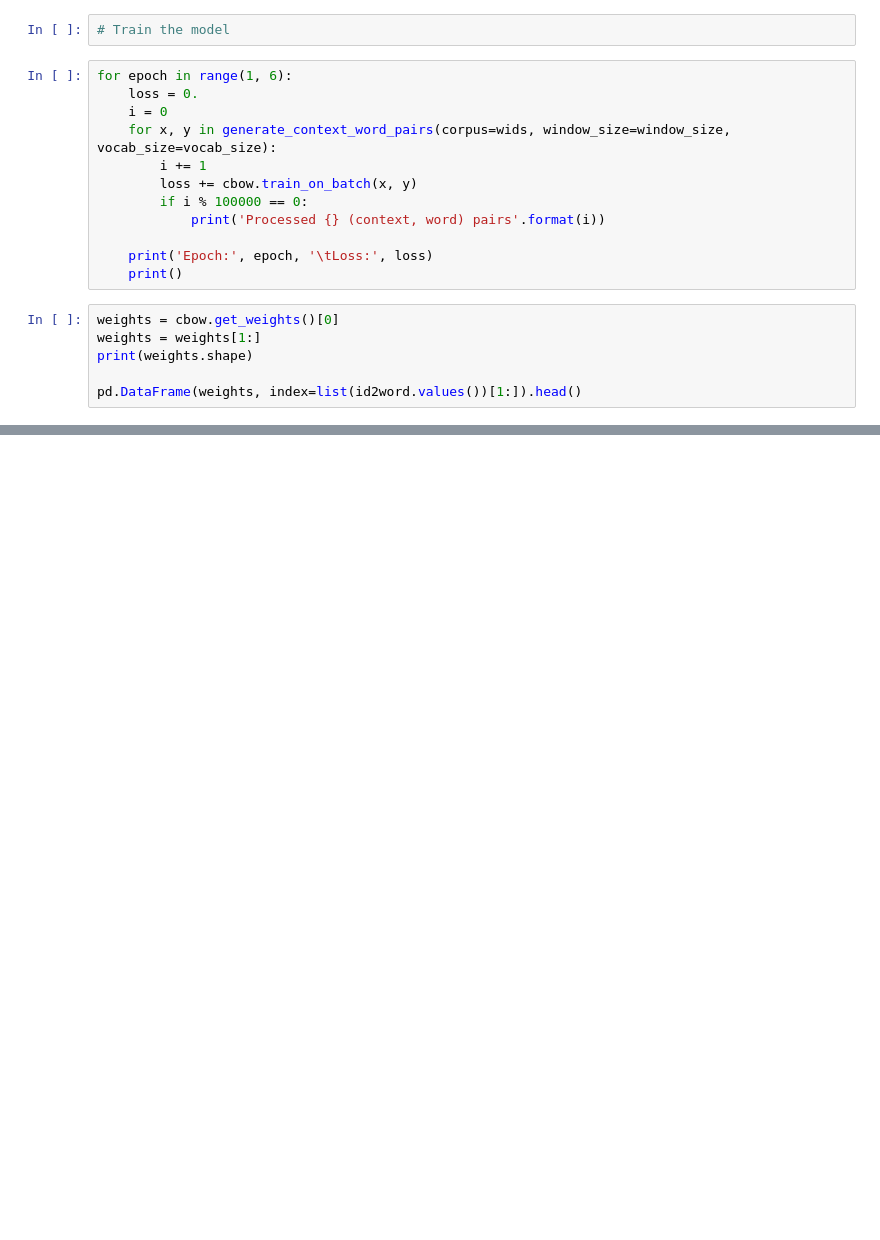
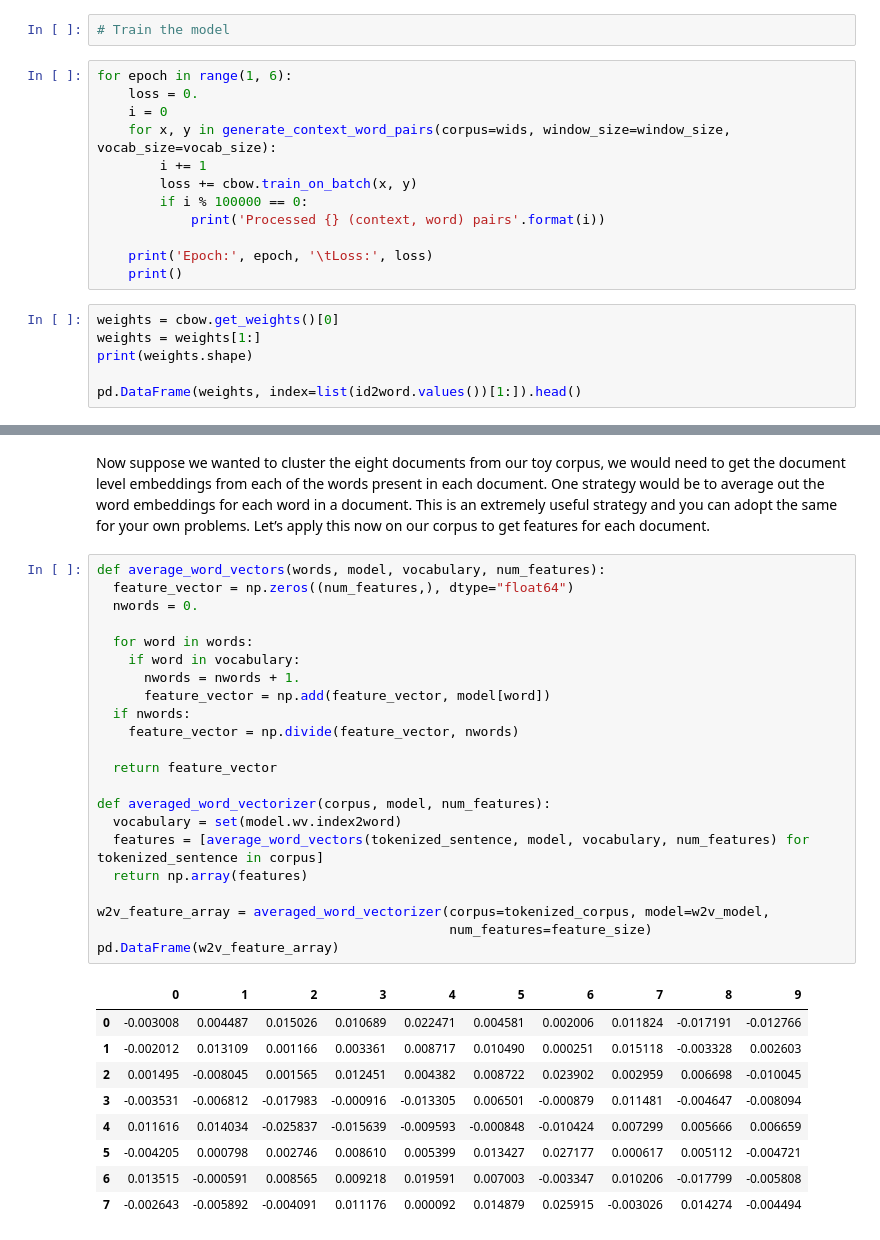
Before and after one commit to sanspareilsmyn/mldl_sandbox, a Jupyter notebook: word2vec_glove_fasttext.ipynb, the cells around one changed output, grey strips where cells are left out. Saved outputs shown, nothing was run; the diff lists cells and outputs as text; blank space fills up the shorter version.

```diff
--- a/word2vec_glove_fasttext.ipynb
+++ b/word2vec_glove_fasttext.ipynb
@@ -279,0 +316,34 @@ pd.DataFrame(weights, index=list(id2word.values())[1:]).head()
+# %% [markdown]
+Now suppose we wanted to cluster the eight documents from our toy corpus, we would need to get the document level embeddings from each of the words present in each document. One strategy would be to average out the word embeddings for each word in a document. This is an extremely useful strategy and you can adopt the same for your own problems. Let’s apply this now on our corpus to get features for each document.
+# %%
+def average_word_vectors(words, model, vocabulary, num_features):
+  feature_vector = np.zeros((num_features,), dtype="float64")
+  nwords = 0.
+
+  for word in words:
+    if word in vocabulary:
+      nwords = nwords + 1.
+      feature_vector = np.add(feature_vector, model[word])
+  if nwords:
+    feature_vector = np.divide(feature_vector, nwords)
+
+  return feature_vector
+
+def averaged_word_vectorizer(corpus, model, num_features):
+  vocabulary = set(model.wv.index2word)
+  features = [average_word_vectors(tokenized_sentence, model, vocabulary, num_features) for tokenized_sentence in corpus]
+  return np.array(features)
+
+w2v_feature_array = averaged_word_vectorizer(corpus=tokenized_corpus, model=w2v_model,
+                                             num_features=feature_size)
+pd.DataFrame(w2v_feature_array)
+# %% [output]
+|  | 0 | 1 | 2 | 3 | 4 | 5 | 6 | 7 | 8 | 9 |
+| 0 | -0.003008 | 0.004487 | 0.015026 | 0.010689 | 0.022471 | 0.004581 | 0.002006 | 0.011824 | -0.017191 | -0.012766 |
+| 1 | -0.002012 | 0.013109 | 0.001166 | 0.003361 | 0.008717 | 0.010490 | 0.000251 | 0.015118 | -0.003328 | 0.002603 |
+| 2 | 0.001495 | -0.008045 | 0.001565 | 0.012451 | 0.004382 | 0.008722 | 0.023902 | 0.002959 | 0.006698 | -0.010045 |
+| 3 | -0.003531 | -0.006812 | -0.017983 | -0.000916 | -0.013305 | 0.006501 | -0.000879 | 0.011481 | -0.004647 | -0.008094 |
+| 4 | 0.011616 | 0.014034 | -0.025837 | -0.015639 | -0.009593 | -0.000848 | -0.010424 | 0.007299 | 0.005666 | 0.006659 |
+| 5 | -0.004205 | 0.000798 | 0.002746 | 0.008610 | 0.005399 | 0.013427 | 0.027177 | 0.000617 | 0.005112 | -0.004721 |
+| 6 | 0.013515 | -0.000591 | 0.008565 | 0.009218 | 0.019591 | 0.007003 | -0.003347 | 0.010206 | -0.017799 | -0.005808 |
+| 7 | -0.002643 | -0.005892 | -0.004091 | 0.011176 | 0.000092 | 0.014879 | 0.025915 | -0.003026 | 0.014274 | -0.004494 |
```
Also changed, not shown: parts of 6 cells of this notebook.
